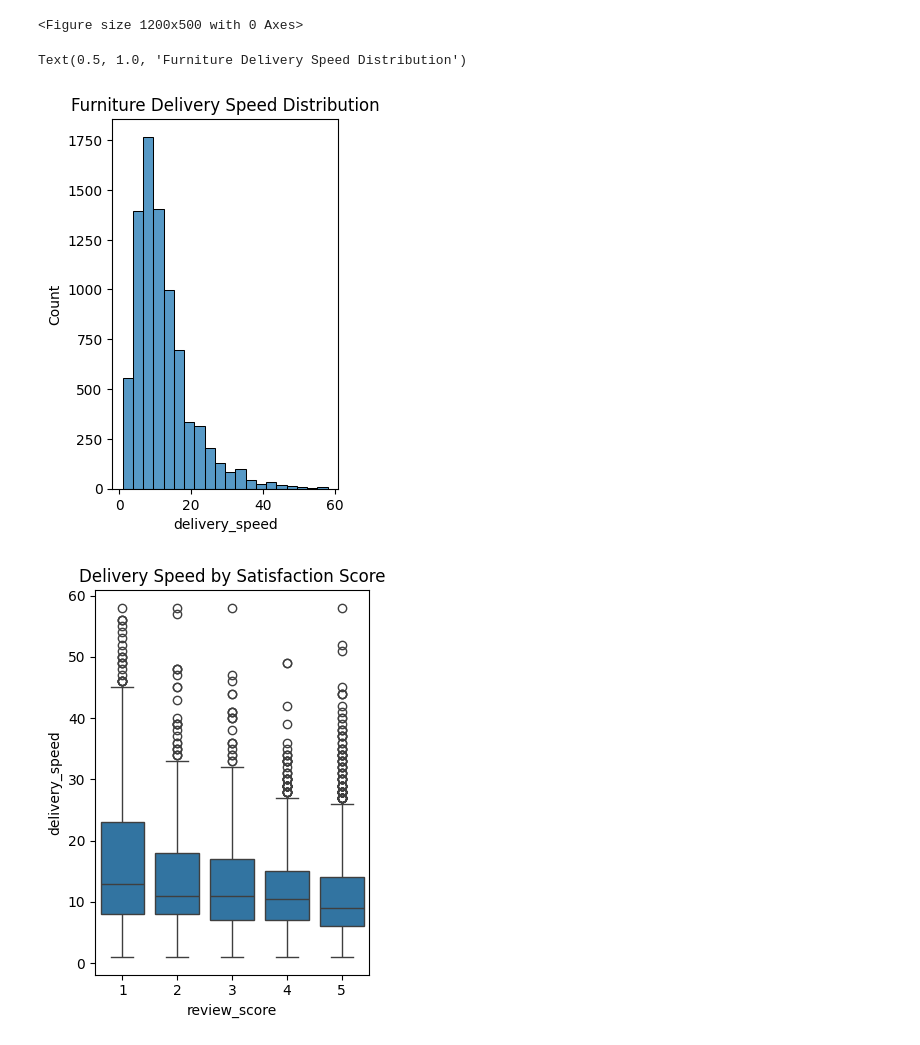
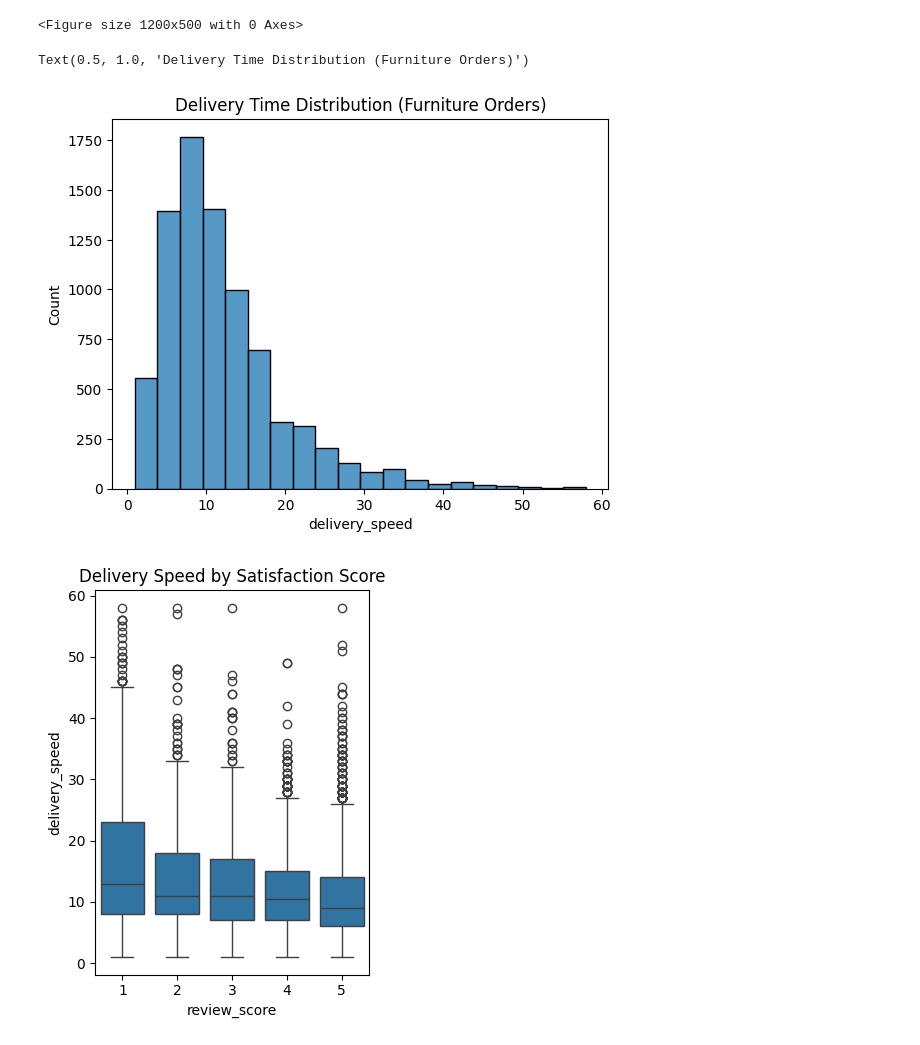
Before and after one commit to JamesLo94/schulich_data_science, a Jupyter notebook: Olist/3.ipynb, the cells around one changed output. Cells and saved outputs as stored; diff of their text form; code cells hidden in the pictures.

```diff
--- a/Olist/3.ipynb
+++ b/Olist/3.ipynb
@@ -31,9 +31,13 @@ furniture_data = merged[merged['product_category_name'] == 'moveis_decoracao']
 furniture_data['order_purchase_timestamp'] = pd.to_datetime(furniture_data['order_purchase_timestamp'])
 furniture_data['order_delivered_customer_date'] = pd.to_datetime(furniture_data['order_delivered_customer_date'])
 furniture_data['delivery_speed'] = (furniture_data['order_delivered_customer_date'] - furniture_data['order_purchase_timestamp']).dt.days
-# %%
-# Remove outliers
-furniture_data = furniture_data[(furniture_data['delivery_speed'] > 0) & (furniture_data['delivery_speed'] < 60)]
+# %%
+# Remove outliers
+furniture_data = furniture_data[
+    (furniture_data['delivery_speed'] > 0) &
+    (furniture_data['delivery_speed'] < 60)  # 你的标准
+     & (~furniture_data['price'].isna())   # 我可能加了这类条件
+]
 # %%
 # 4. EDA
 # ==============
@@ -45,12 +49,11 @@ Running exploratory analysis...
 <Figure size 1200x500 with 0 Axes>
 # %%
 # Delivery speed distribution
-plt.subplot(1,2,1)
 sns.histplot(furniture_data['delivery_speed'], bins=20)
-plt.title("Furniture Delivery Speed Distribution")
+plt.title('Delivery Time Distribution (Furniture Orders)')
 # %% [output]
-Text(0.5, 1.0, 'Furniture Delivery Speed Distribution')
+Text(0.5, 1.0, 'Delivery Time Distribution (Furniture Orders)')
-[figure, old version]
+[figure, new version]
 # %%
 # Delivery speed vs Satisfaction
 plt.subplot(1,2,2)
```
Also changed, not shown: parts of 2 cells of this notebook.
